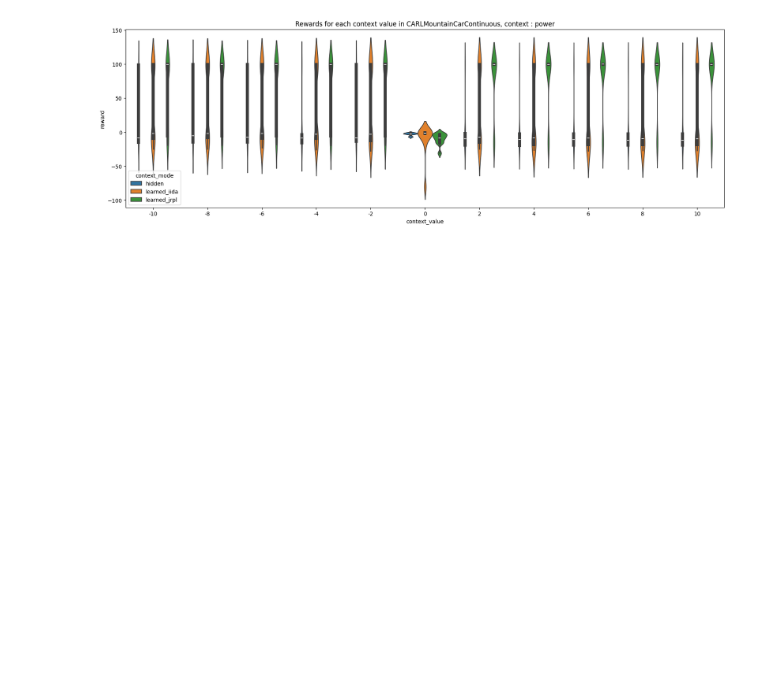
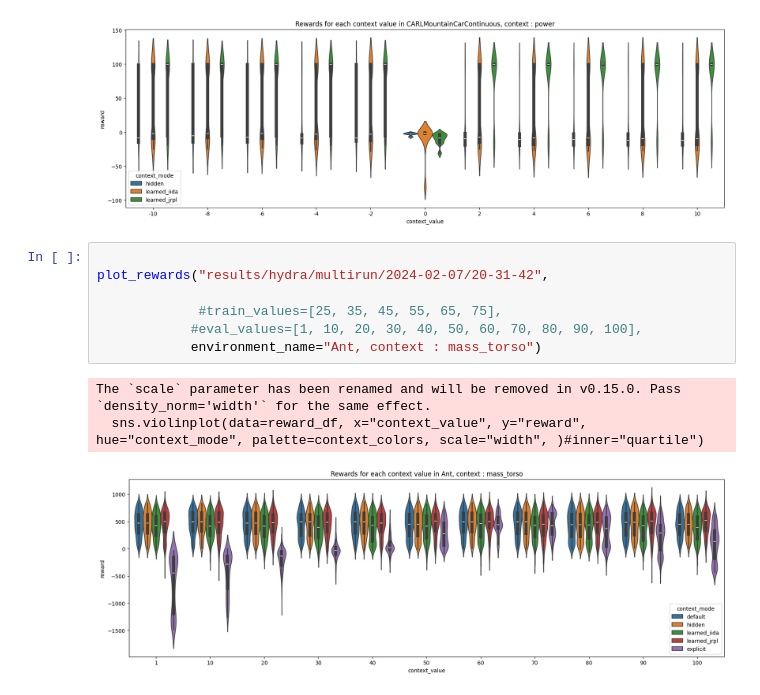
Before and after one commit to tidiane-camaret/contextual_rl_zero_shot, a Jupyter notebook: scripts/plot_eval_rewards.ipynb, the cells around one changed output. Cells and saved outputs as stored; diff of their text form; blank space fills up the shorter version.

```diff
--- a/scripts/plot_eval_rewards.ipynb
+++ b/scripts/plot_eval_rewards.ipynb
@@ -298,3 +269,14 @@ plot_rewards("results/hydra/multirun/2024-02-09/18-52-53",
             environment_name="CARLMountainCarContinuous, context : power")
 # %% [output]
 [figure]
+# %%
+
+plot_rewards("results/hydra/multirun/2024-02-07/20-31-42",
+
+             #train_values=[25, 35, 45, 55, 65, 75],
+            #eval_values=[1, 10, 20, 30, 40, 50, 60, 70, 80, 90, 100],
+            environment_name="Ant, context : mass_torso")
+# %% [output]
+The `scale` parameter has been renamed and will be removed in v0.15.0. Pass `density_norm='width'` for the same effect.
+  sns.violinplot(data=reward_df, x="context_value", y="reward", hue="context_mode", palette=context_colors, scale="width", )#inner="quartile")
+[figure, added]
```
Also changed, not shown: parts of 5 cells of this notebook, 5 other files.
